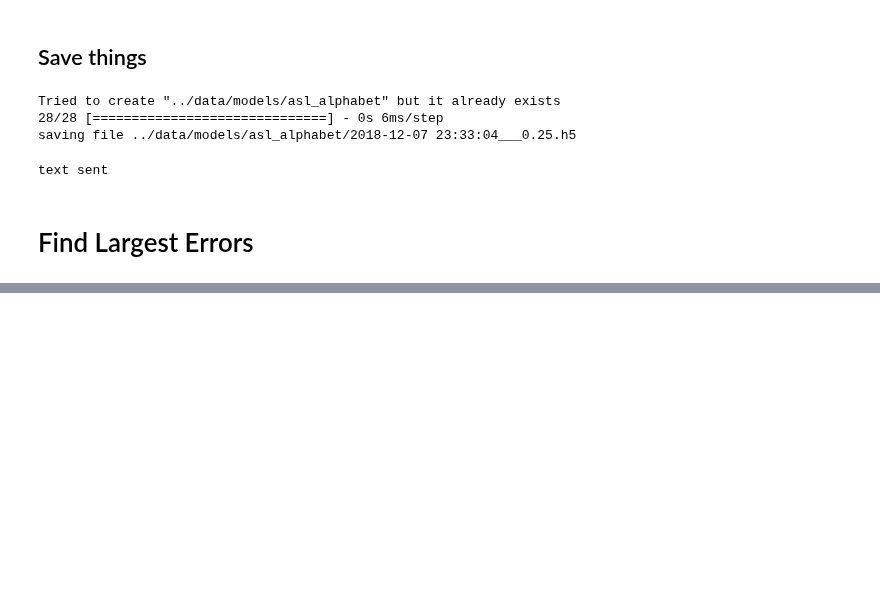
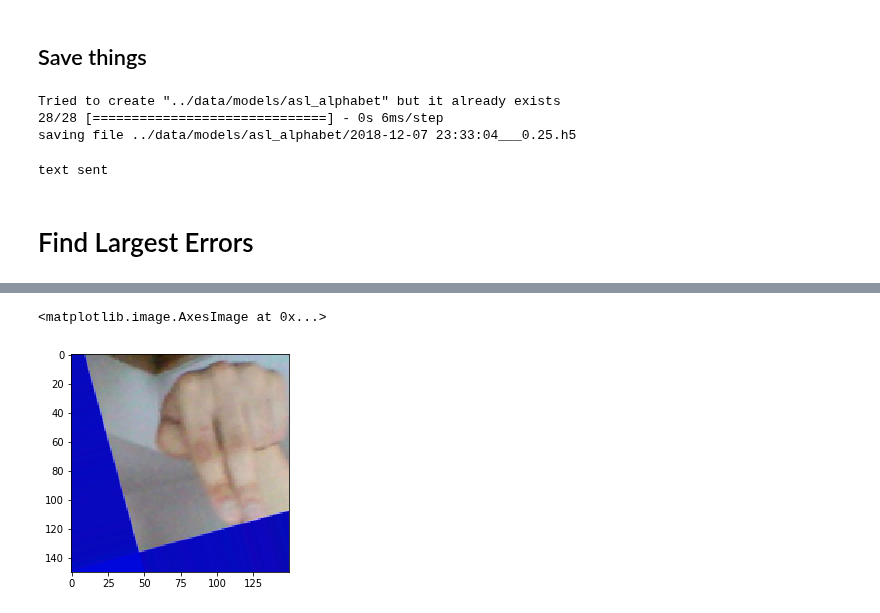
Before and after one commit to kjprice/smu-capstone, a Jupyter notebook: notebooks/Hand Signs.ipynb, the cells around one changed output, grey strips where cells are left out. Saved outputs shown, nothing was run; the diff lists cells and outputs as text; code cells hidden in the pictures; blank space fills up the shorter version.

```diff
--- a/notebooks/Hand Signs.ipynb
+++ b/notebooks/Hand Signs.ipynb
@@ -302,0 +262,12 @@ array([[9.75617953e-03, 3.62603503e-10, 2.70631544e-30, 5.53198869e-28,
+# %%
+images = []
+class_vectors = []
+
+while len(images) < NUMBER_OF_VALIDATION_IMAGES:
+    _images, _class_vectors = next(validation_generator)
+    if len(images) == 0:
+        images = _images
+        class_vectors = _class_vectors
+    else:
+        images = np.append(images, _images, axis=0)
+        class_vectors = np.append(class_vectors, _class_vectors, axis=0)
@@ -302,0 +392,5 @@ array([[9.75617953e-03, 3.62603503e-10, 2.70631544e-30, 5.53198869e-28,
+# %%
+plt.imshow(images[93])
+# %% [output]
+<matplotlib.image.AxesImage at 0x...>
+[figure, added]
```
Also changed, not shown: parts of 17 cells of this notebook.
